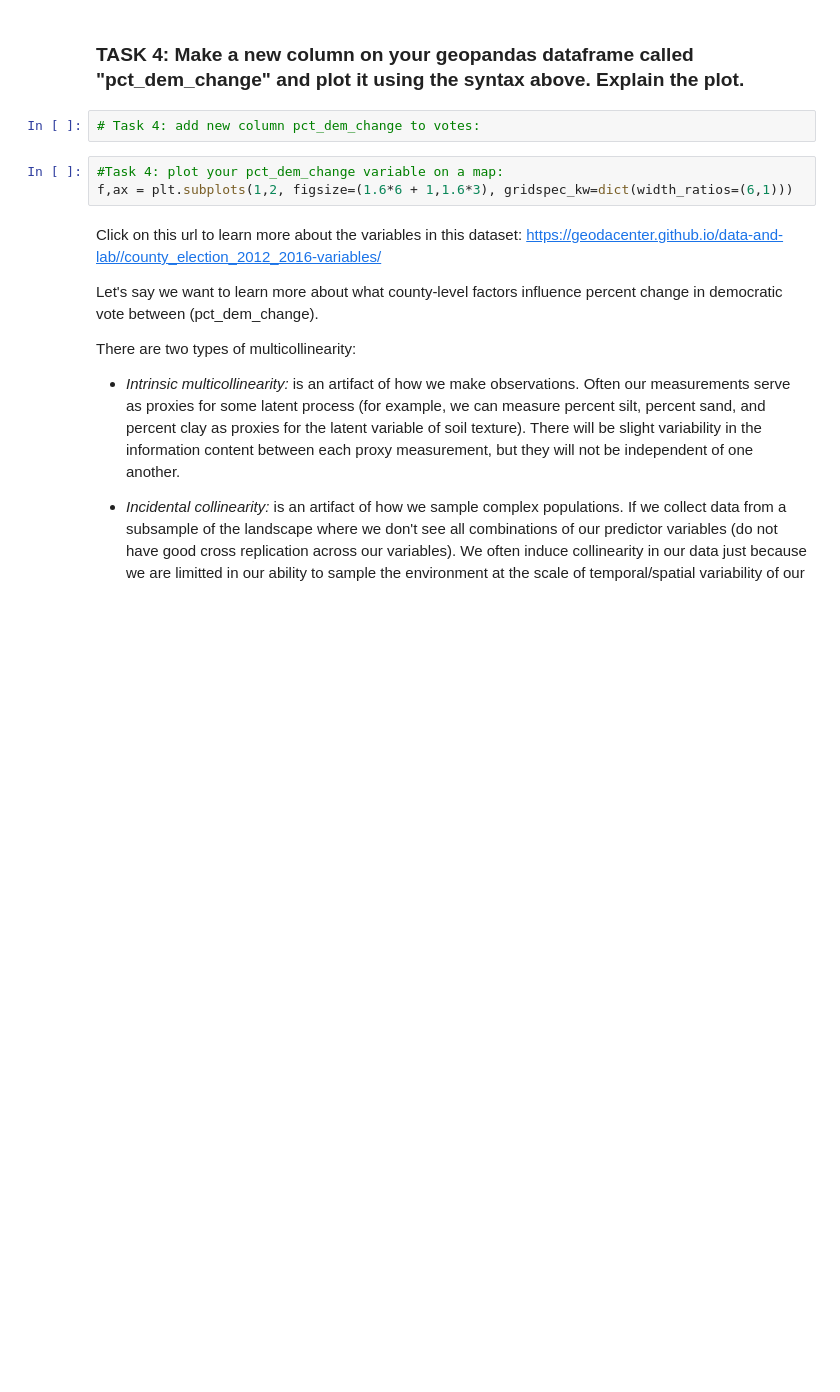
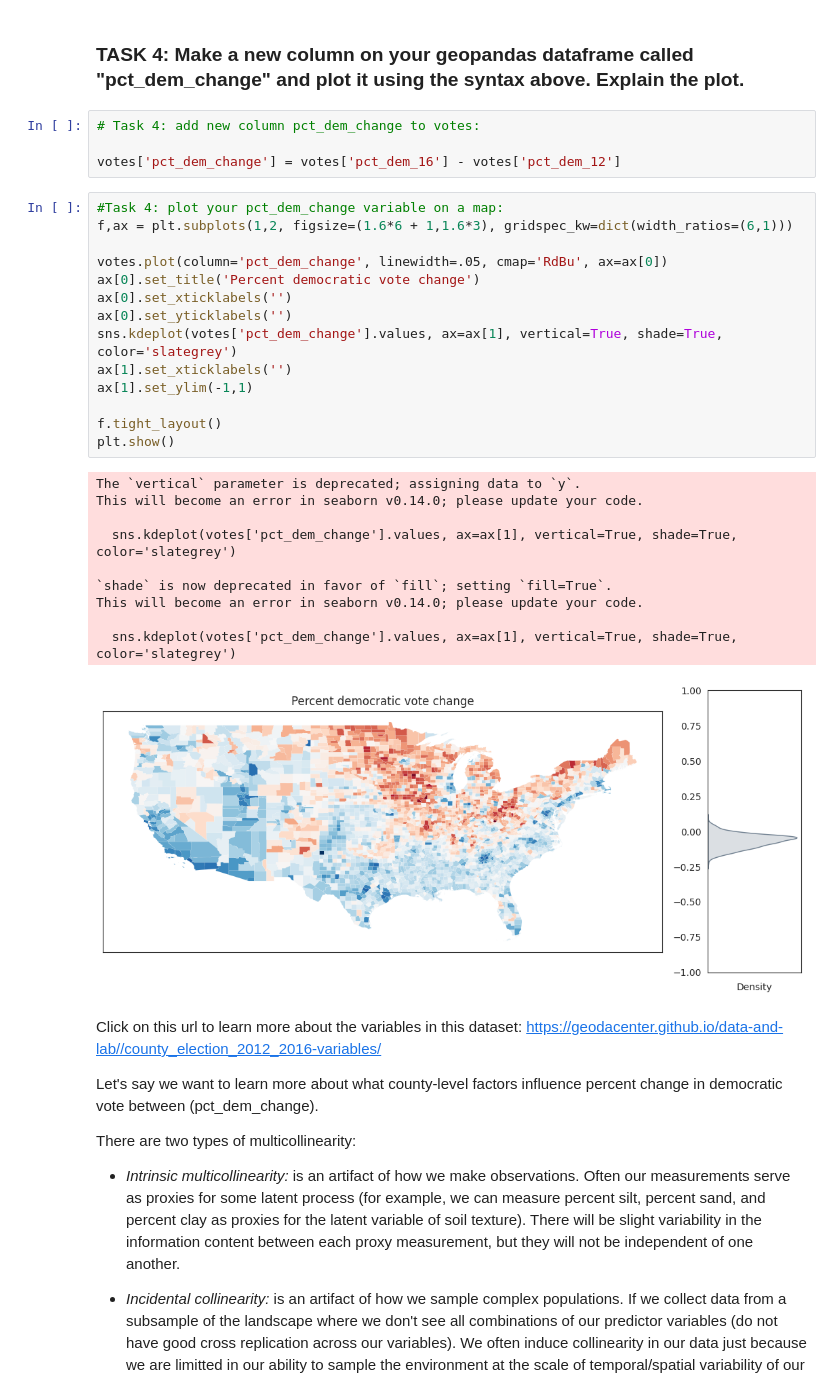
Before and after one commit to LizCarter492/EnvDatSci, a Jupyter notebook: CodeSprints/FeatureDependence.ipynb, the cells around one changed output. Cells and saved outputs as stored; diff of their text form; blank space fills up the shorter version.

```diff
--- a/CodeSprints/FeatureDependence.ipynb
+++ b/CodeSprints/FeatureDependence.ipynb
@@ -177,9 +209,33 @@ plt.show()
 ### TASK 4: Make a new column on your geopandas dataframe called "pct_dem_change" and plot it using the syntax above. Explain the plot.
 # %%
 # Task 4: add new column pct_dem_change to votes:
+
+votes['pct_dem_change'] = votes['pct_dem_16'] - votes['pct_dem_12']
 # %%
 #Task 4: plot your pct_dem_change variable on a map:
 f,ax = plt.subplots(1,2, figsize=(1.6*6 + 1,1.6*3), gridspec_kw=dict(width_ratios=(6,1)))
+
+votes.plot(column='pct_dem_change', linewidth=.05, cmap='RdBu', ax=ax[0])
+ax[0].set_title('Percent democratic vote change')
+ax[0].set_xticklabels('')
+ax[0].set_yticklabels('')
+sns.kdeplot(votes['pct_dem_change'].values, ax=ax[1], vertical=True, shade=True, color='slategrey')
+ax[1].set_xticklabels('')
+ax[1].set_ylim(-1,1)
+
+f.tight_layout()
+plt.show()
+# %% [output]
+The `vertical` parameter is deprecated; assigning data to `y`.
+This will become an error in seaborn v0.14.0; please update your code.
+
+  sns.kdeplot(votes['pct_dem_change'].values, ax=ax[1], vertical=True, shade=True, color='slategrey')
+
+`shade` is now deprecated in favor of `fill`; setting `fill=True`.
+This will become an error in seaborn v0.14.0; please update your code.
+
+  sns.kdeplot(votes['pct_dem_change'].values, ax=ax[1], vertical=True, shade=True, color='slategrey')
+[figure, added]
 # %% [markdown]
 Click on this url to learn more about the variables in this dataset: https://geodacenter.github.io/data-and-lab//county_election_2012_2016-variables/
 
```
Also changed, not shown: parts of 7 cells of this notebook.
